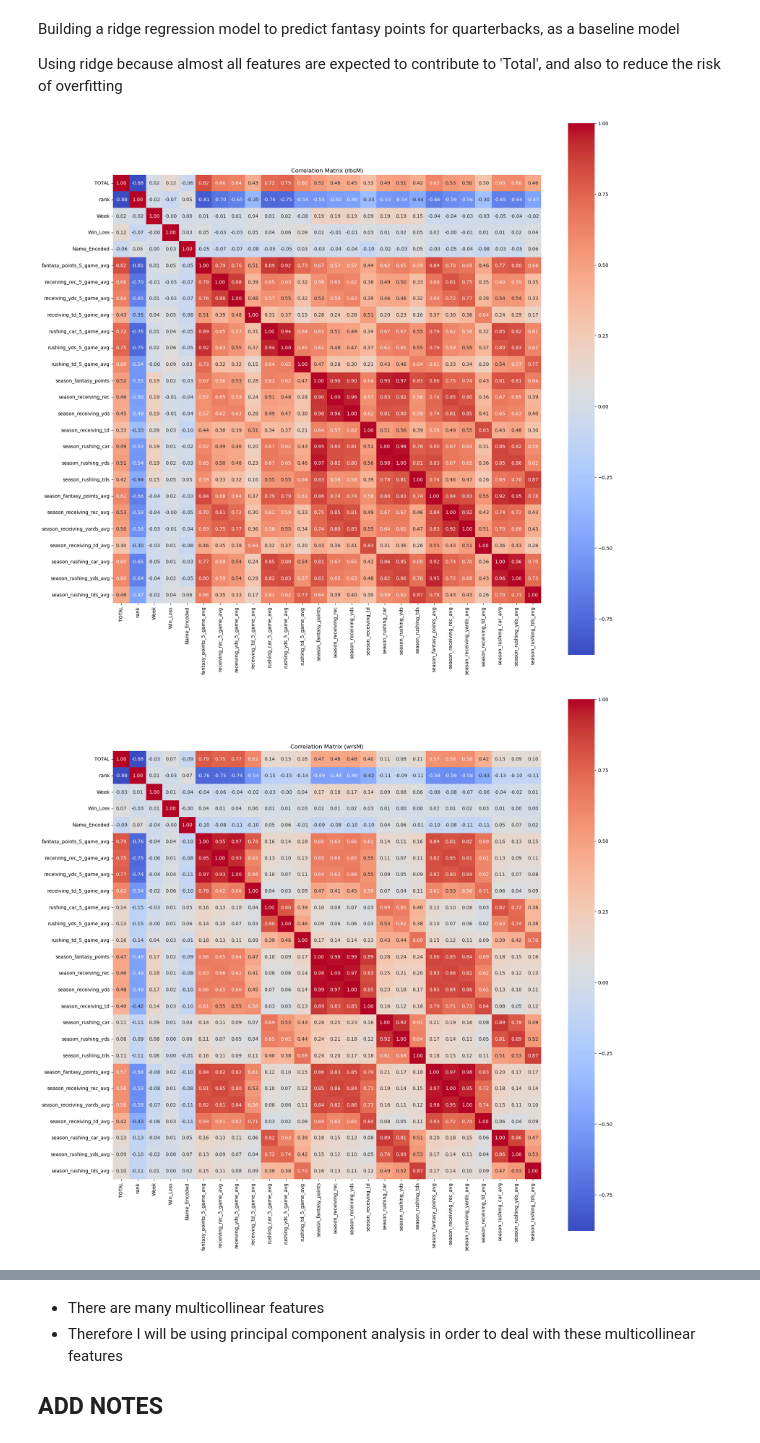
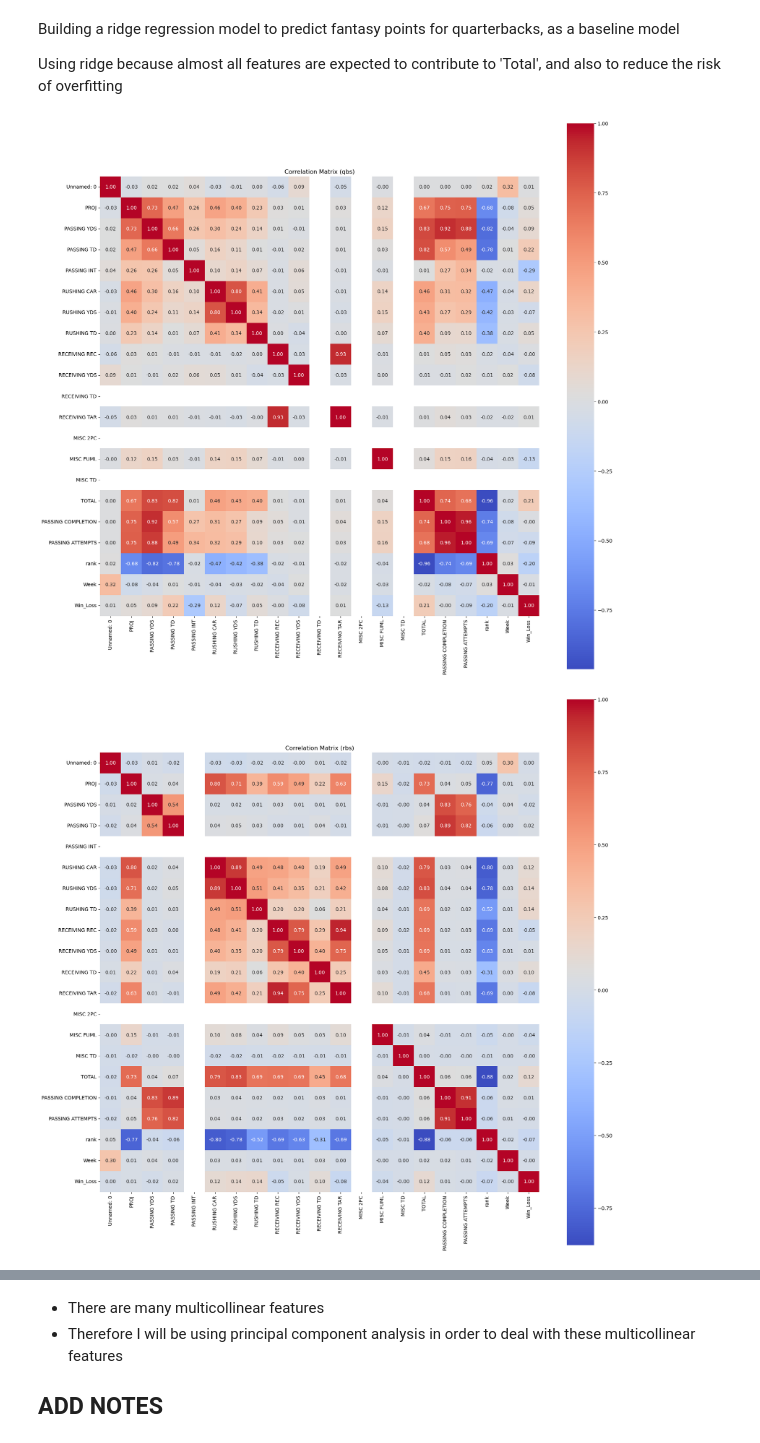
Before and after one commit to mychalortiz319/Fantasy-Forecasting, a Jupyter notebook: notebooks/FF_BaselineModeling.ipynb, the cells around one changed output, grey strips where cells are left out. Drawn from its saved outputs; the diff is of its cells as text; code cells hidden in the pictures.

```diff
--- a/notebooks/FF_BaselineModeling.ipynb
+++ b/notebooks/FF_BaselineModeling.ipynb
@@ -45,11 +45,11 @@ from sklearn.metrics import mean_absolute_error
 from sklearn.model_selection import train_test_split
 from sklearn.metrics import mean_squared_error, accuracy_score, r2_score
 # %%
-dfAll = pd.read_csv("/Users/mychalortiz/Downloads/Brainstation/BettingEdge/notebooks/Dataframes/dfAll.csv")
-qbs = pd.read_csv("/Users/mychalortiz/Downloads/Brainstation/BettingEdge/notebooks/Dataframes/qbs.csv")
-rbs = pd.read_csv("/Users/mychalortiz/Downloads/Brainstation/BettingEdge/notebooks/Dataframes/rbs.csv")
-wrs = pd.read_csv("/Users/mychalortiz/Downloads/Brainstation/BettingEdge/notebooks/Dataframes/wrs.csv")
-tes = pd.read_csv("/Users/mychalortiz/Downloads/Brainstation/BettingEdge/notebooks/Dataframes/tes.csv")
+dfAll = pd.read_csv("/Users/mychalortiz/Downloads/Brainstation/FantasyForecasts/notebooks/Dataframes/dfAll.csv")
+qbs = pd.read_csv("/Users/mychalortiz/Downloads/Brainstation/FantasyForecasts/notebooks/Dataframes/qbs.csv")
+rbs = pd.read_csv("/Users/mychalortiz/Downloads/Brainstation/FantasyForecasts/notebooks/Dataframes/rbs.csv")
+wrs = pd.read_csv("/Users/mychalortiz/Downloads/Brainstation/FantasyForecasts/notebooks/Dataframes/wrs.csv")
+tes = pd.read_csv("/Users/mychalortiz/Downloads/Brainstation/FantasyForecasts/notebooks/Dataframes/tes.csv")
 # %% [markdown]
 - Transferring dataframes from previous notebook to the current notebook
 # %%
@@ -242,15 +242,15 @@ Building a ridge regression model to predict fantasy points for quarterbacks, as
 
 Using ridge because almost all features are expected to contribute to 'Total', and also to reduce the risk of overfitting
 # %%
-for name, dfM in dfMList.items():
+for name, dfM in dfList.items():
     dfC = dfM.select_dtypes(include = 'number').drop(columns=['did_not_play'])
 
     correlation_matrix = dfC.corr()
 
     plt.figure(figsize=(20, 20))
     plt.title(f'Correlation Matrix ({name})')
     sns.heatmap(correlation_matrix, annot=True, fmt=".2f", cmap="coolwarm", square=True)
     plt.show()
 # %% [output]
-[figure, old version]
+[figure, new version]
-[figure, old version]
+[figure, new version]
```
Also changed, not shown: parts of 1 cell of this notebook, 1 other file.
